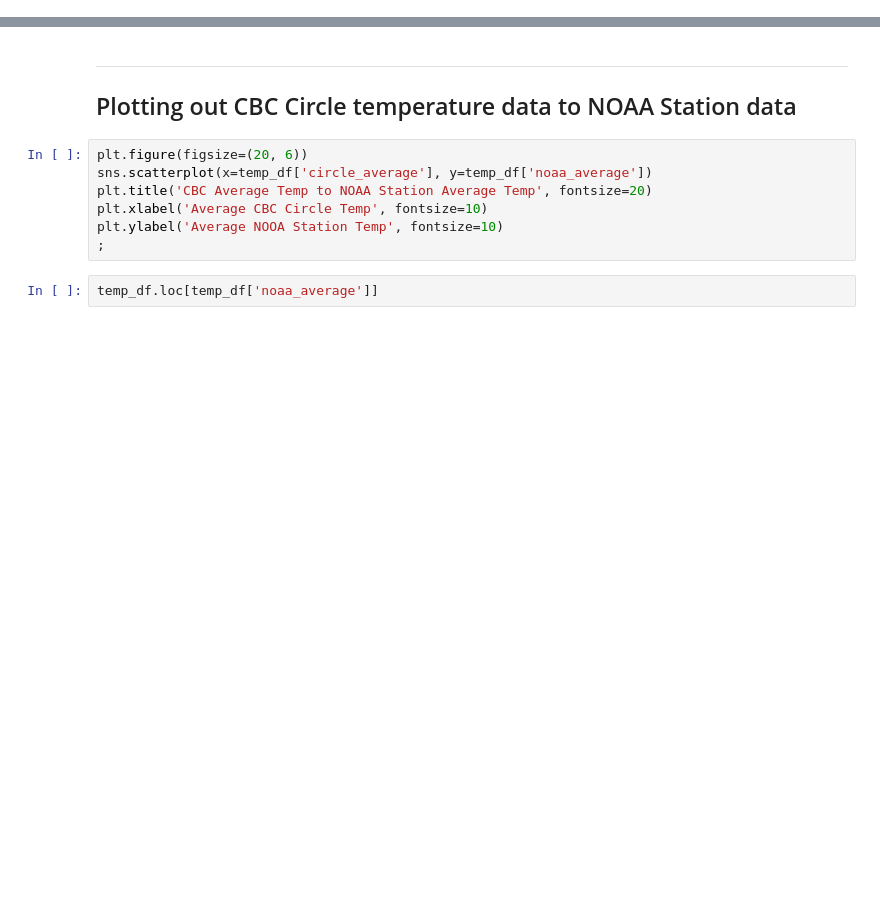
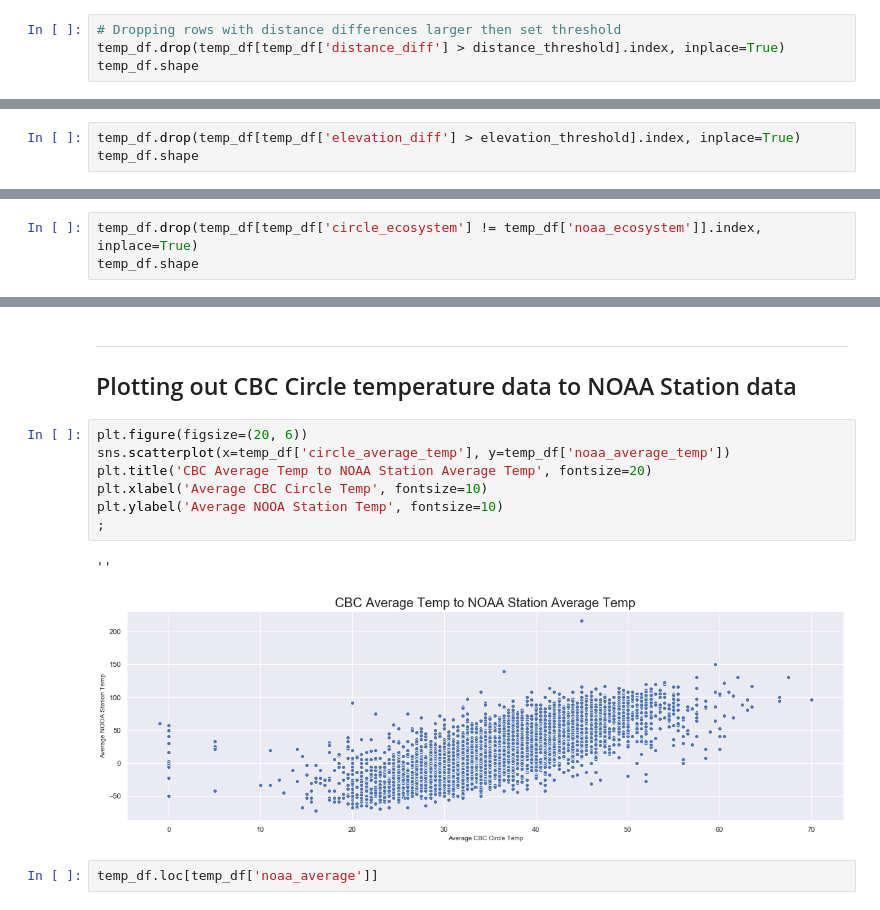
Before and after one commit to DataKind-DC/audubon-cbc, a Jupyter notebook: notebooks/issue-56-jellena.ipynb, the cells around one changed output, grey strips where cells are left out. Cells and saved outputs as stored; diff of their text form; blank space fills up the shorter version.

```diff
--- a/notebooks/issue-56-jellena.ipynb
+++ b/notebooks/issue-56-jellena.ipynb
@@ -264,3 +285,7 @@ index_drop_list = list(circle_over_max_temp.index) + list(circle_under_min_temp.
 temp_df.drop(index_drop_list, inplace=True)
 # %% [markdown]
 #### Distance Data
+# %%
+# Dropping rows with distance differences larger then set threshold
+temp_df.drop(temp_df[temp_df['distance_diff'] > distance_threshold].index, inplace=True)
+temp_df.shape
@@ -267,2 +294,5 @@ temp_df.drop(index_drop_list, inplace=True)
 # %% [markdown]
 #### Elevation Data
+# %%
+temp_df.drop(temp_df[temp_df['elevation_diff'] > elevation_threshold].index, inplace=True)
+temp_df.shape
@@ -279,0 +303,3 @@ In order to compare temperature between CBC Circles and NOAA Stations several cl
+# %%
+temp_df.drop(temp_df[temp_df['circle_ecosystem'] != temp_df['noaa_ecosystem']].index, inplace=True)
+temp_df.shape
@@ -309,11 +352,14 @@ temp_df.loc[temp_df['circle_id'] == most_active_circles_list[0]]
 ## Plotting out CBC Circle temperature data to NOAA Station data
 # %%
 plt.figure(figsize=(20, 6))
-sns.scatterplot(x=temp_df['circle_average'], y=temp_df['noaa_average'])
+sns.scatterplot(x=temp_df['circle_average_temp'], y=temp_df['noaa_average_temp'])
 plt.title('CBC Average Temp to NOAA Station Average Temp', fontsize=20)
 plt.xlabel('Average CBC Circle Temp', fontsize=10)
 plt.ylabel('Average NOOA Station Temp', fontsize=10)
 ;
+# %% [output]
+''
+[figure, added]
 # %%
 temp_df.loc[temp_df['noaa_average']]
 # %% [markdown]
```
Also changed, not shown: parts of 15 cells of this notebook.
